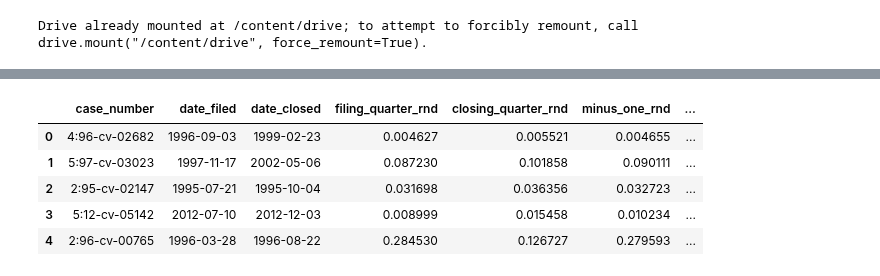
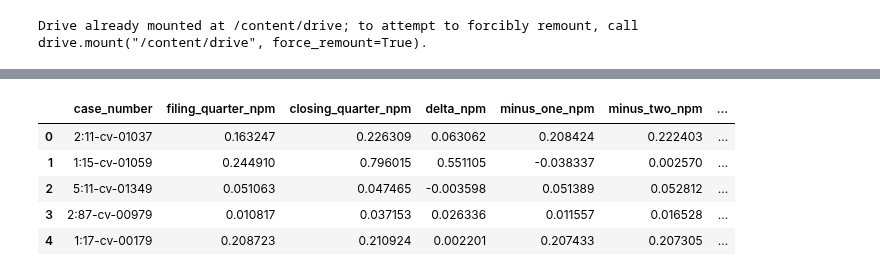
Before and after one commit to Sai0472003/PatentLitigation_Impact, a Jupyter notebook: Causal_Inference.ipynb, the cells around one changed output, grey strips where cells are left out. Cells and saved outputs as stored; diff of their text form; code cells hidden in the pictures.

```diff
--- a/Causal_Inference.ipynb
+++ b/Causal_Inference.ipynb
@@ -163,0 +63,18 @@ np.int64(600)
+# %%
+#adding defendant/plaintiff dummies and cocat merging into single df
+clean_plaintiff_npm['Plaintiff'] = 1
+clean_defendent_npm['Defendant'] = 1
+
+npm = pd.concat([clean_defendent_npm, clean_plaintiff_npm], axis=0)
+npm['Defendant'] = npm['Defendant'].fillna(0)
+npm['Plaintiff'] = npm['Plaintiff'].fillna(0)
+
+
+clean_plaintiff_RnD['Plaintiff'] = 1
+clean_defendent_RnD['Defendant'] = 1
+
+rnd = pd.concat([clean_defendent_RnD, clean_plaintiff_RnD], axis=0)
+rnd['Defendant'] = rnd['Defendant'].fillna(0)
+rnd['Plaintiff'] = rnd['Plaintiff'].fillna(0)
+# %%
+JFC_data = pd.read_csv('/content/drive/My Drive/ECO225_Final_Project/DATA/without_dummies_cases.csv')
@@ -163,0 +90,6 @@ np.int64(600)
+# %%
+JFC_data = JFC_data[['case_number', 'case_name', 'DEF', 'PLT', 'jurisdictional_basis',
+                     'CIRCUIT', 'DISTRICT', 'OFFICE', 'JURY', 'NOS', 'CLASSACT',
+                     'COUNTY', 'PROCPROG', 'DISP', 'NOJ', 'JUDGMENT']]
+
+JFC_data
@@ -164,5 +110,3 @@ np.int64(600)
 # %%
-complete_npm = complete_npm.merge(clean_attorneys[['case_number', 'Defendant', 'attorney_name']], on=['case_number', 'Defendant'], how='left')
-complete_rnd = complete_rnd.merge(clean_attorneys[['case_number', 'Defendant', 'attorney_name']], on=['case_number', 'Defendant'], how='left')
-
-complete_npm.head()
+npm = npm.merge(JFC_data, on='case_number', how='left')
+rnd = rnd.merge(JFC_data, on='case_number', how='left')
@@ -176,9 +113,9 @@ complete_npm.head()
 # %%
-complete_rnd.head()
+npm.head()
 # %% [output]
-|  | case_number | date_filed | date_closed | filing_quarter_rnd | closing_quarter_rnd | minus_one_rnd | ... |
-| 0 | 4:96-cv-02682 | 1996-09-03 | 1999-02-23 | 0.004627 | 0.005521 | 0.004655 | ... |
-| 1 | 5:97-cv-03023 | 1997-11-17 | 2002-05-06 | 0.087230 | 0.101858 | 0.090111 | ... |
-| 2 | 2:95-cv-02147 | 1995-07-21 | 1995-10-04 | 0.031698 | 0.036356 | 0.032723 | ... |
-| 3 | 5:12-cv-05142 | 2012-07-10 | 2012-12-03 | 0.008999 | 0.015458 | 0.010234 | ... |
-| 4 | 2:96-cv-00765 | 1996-03-28 | 1996-08-22 | 0.284530 | 0.126727 | 0.279593 | ... |
+|  | case_number | filing_quarter_npm | closing_quarter_npm | delta_npm | minus_one_npm | minus_two_npm | ... |
+| 0 | 2:11-cv-01037 | 0.163247 | 0.226309 | 0.063062 | 0.208424 | 0.222403 | ... |
+| 1 | 1:15-cv-01059 | 0.244910 | 0.796015 | 0.551105 | -0.038337 | 0.002570 | ... |
+| 2 | 5:11-cv-01349 | 0.051063 | 0.047465 | -0.003598 | 0.051389 | 0.052812 | ... |
+| 3 | 2:87-cv-00979 | 0.010817 | 0.037153 | 0.026336 | 0.011557 | 0.016528 | ... |
+| 4 | 1:17-cv-00179 | 0.208723 | 0.210924 | 0.002201 | 0.207433 | 0.207305 | ... |
```
Also changed, not shown: parts of 27 cells of this notebook.
